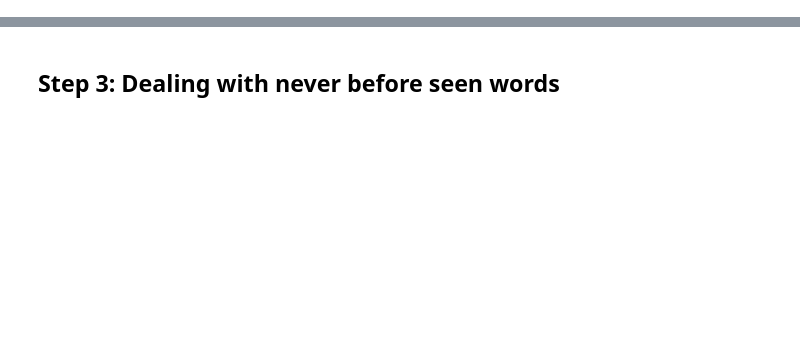
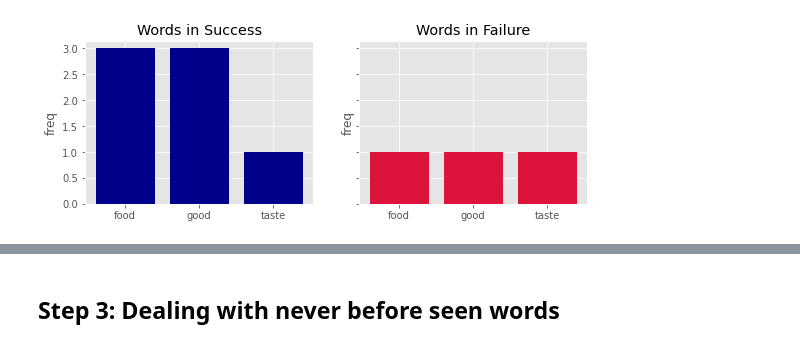
Before and after one commit to Dmarcano/NaiveBayesNotebook, a Jupyter notebook: index.ipynb, the cells around one changed output, grey strips where cells are left out. Drawn from its saved outputs; the diff is of its cells as text; code cells hidden in the pictures; blank space fills up the shorter version.

```diff
--- a/index.ipynb
+++ b/index.ipynb
@@ -84,0 +123,4 @@ sentences into either:
+# %%
+fig, axs = naive_bayes_classifier.historgram("taste","good", "food")
+# %% [output]
+[figure, added]
```
Also changed, not shown: parts of 16 cells of this notebook, 4 other files.
